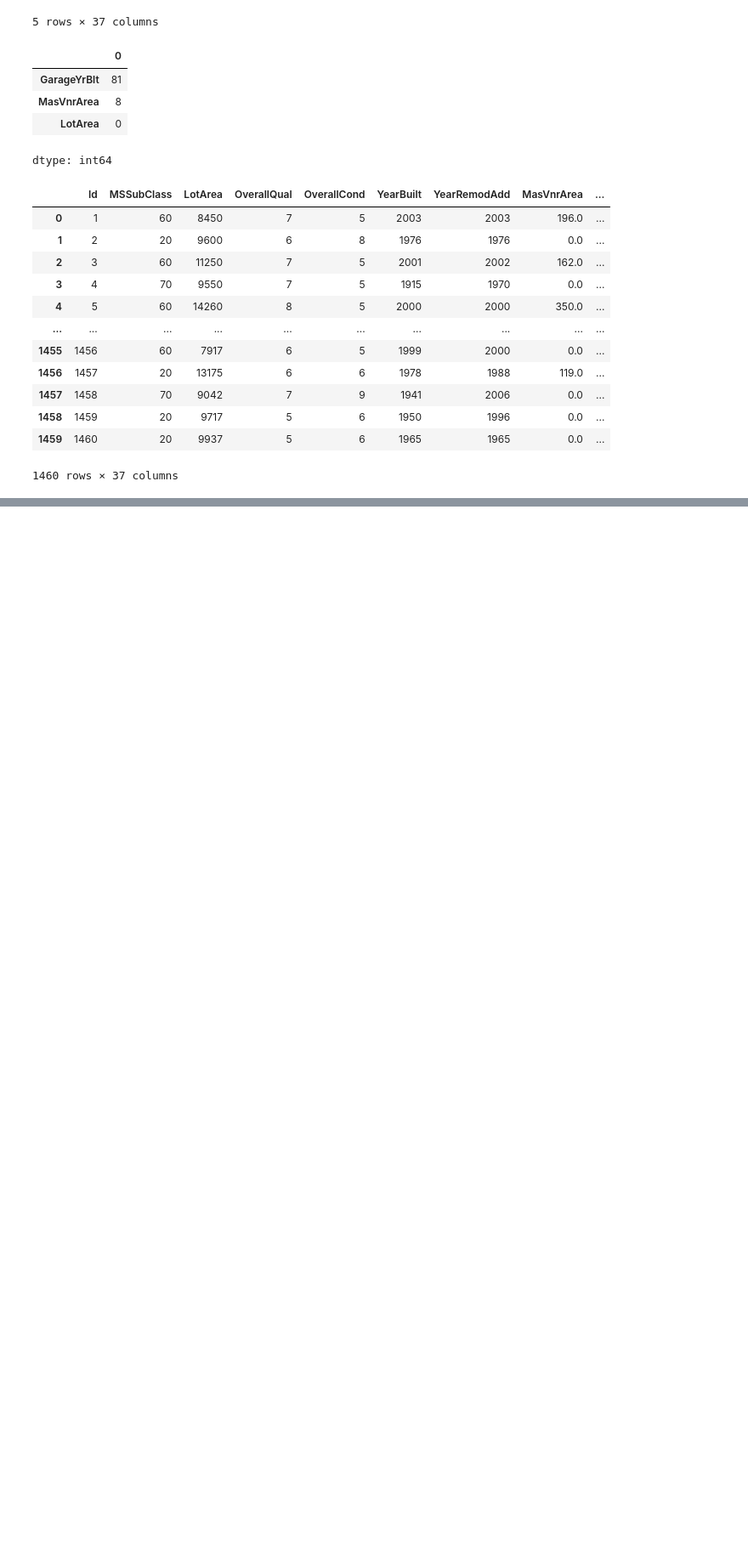
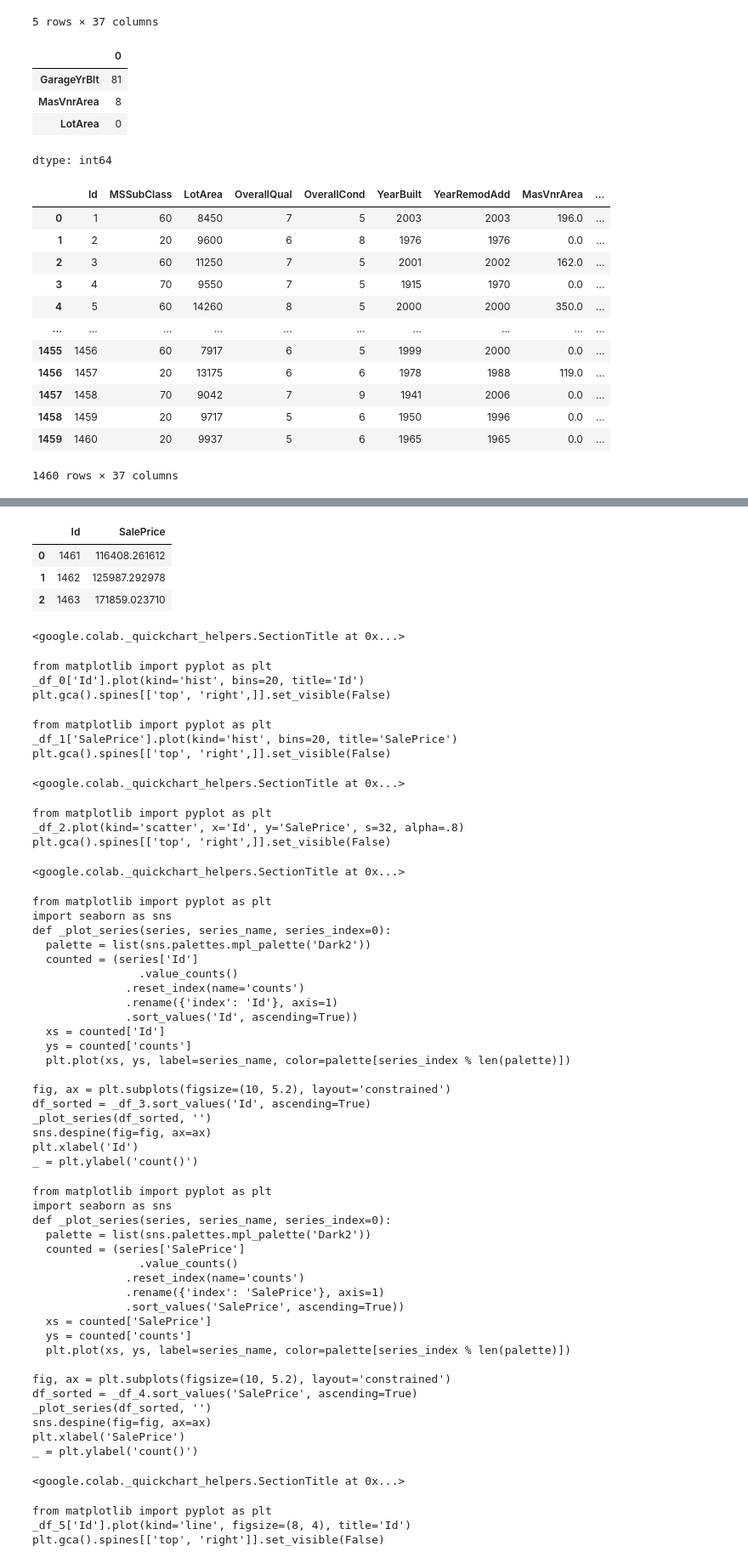
Before and after one commit to joaossoliveira/House-price, a Jupyter notebook: House_Price1.ipynb, the cells around one changed output, grey strips where cells are left out. Shown: that part at 85% size. Saved outputs shown, nothing was run; the diff lists cells and outputs as text; code cells hidden in the pictures; blank space fills up the shorter version.

```diff
--- a/House_Price1.ipynb
+++ b/House_Price1.ipynb
@@ -223,0 +381,72 @@ train_data2
+# %%
+#substituindo valores vazios por -1
+teste = teste.fillna(-1)
+# %%
+#previsao - regressao linear
+y_pred = reg_rl.predict(teste)
+# %%
+#adicionando a coluna de previsao na base
+teste['SalePrice'] = y_pred
+# %%
+#extração de id e saleprice
+resultado = teste[['Id','SalePrice']]
+resultado.head(3)
+# %% [output]
+|  | Id | SalePrice |
+| 0 | 1461 | 116408.261612 |
+| 1 | 1462 | 125987.292978 |
+| 2 | 1463 | 171859.023710 |
+<google.colab._quickchart_helpers.SectionTitle at 0x...>
+from matplotlib import pyplot as plt
+_df_0['Id'].plot(kind='hist', bins=20, title='Id')
+plt.gca().spines[['top', 'right',]].set_visible(False)
+from matplotlib import pyplot as plt
+_df_1['SalePrice'].plot(kind='hist', bins=20, title='SalePrice')
+plt.gca().spines[['top', 'right',]].set_visible(False)
+<google.colab._quickchart_helpers.SectionTitle at 0x...>
+from matplotlib import pyplot as plt
+_df_2.plot(kind='scatter', x='Id', y='SalePrice', s=32, alpha=.8)
+plt.gca().spines[['top', 'right',]].set_visible(False)
+<google.colab._quickchart_helpers.SectionTitle at 0x...>
+from matplotlib import pyplot as plt
+import seaborn as sns
+def _plot_series(series, series_name, series_index=0):
+  palette = list(sns.palettes.mpl_palette('Dark2'))
+  counted = (series['Id']
+                .value_counts()
+              .reset_index(name='counts')
+              .rename({'index': 'Id'}, axis=1)
+              .sort_values('Id', ascending=True))
+  xs = counted['Id']
+  ys = counted['counts']
+  plt.plot(xs, ys, label=series_name, color=palette[series_index % len(palette)])
+
+fig, ax = plt.subplots(figsize=(10, 5.2), layout='constrained')
+df_sorted = _df_3.sort_values('Id', ascending=True)
+_plot_series(df_sorted, '')
+sns.despine(fig=fig, ax=ax)
+plt.xlabel('Id')
+_ = plt.ylabel('count()')
+from matplotlib import pyplot as plt
+import seaborn as sns
+def _plot_series(series, series_name, series_index=0):
+  palette = list(sns.palettes.mpl_palette('Dark2'))
+  counted = (series['SalePrice']
+                .value_counts()
+              .reset_index(name='counts')
+              .rename({'index': 'SalePrice'}, axis=1)
+              .sort_values('SalePrice', ascending=True))
+  xs = counted['SalePrice']
+  ys = counted['counts']
+  plt.plot(xs, ys, label=series_name, color=palette[series_index % len(palette)])
+
+fig, ax = plt.subplots(figsize=(10, 5.2), layout='constrained')
+df_sorted = _df_4.sort_values('SalePrice', ascending=True)
+_plot_series(df_sorted, '')
+sns.despine(fig=fig, ax=ax)
+plt.xlabel('SalePrice')
+_ = plt.ylabel('count()')
+<google.colab._quickchart_helpers.SectionTitle at 0x...>
+from matplotlib import pyplot as plt
+_df_5['Id'].plot(kind='line', figsize=(8, 4), title='Id')
+plt.gca().spines[['top', 'right']].set_visible(False)
```
Also changed, not shown: parts of 27 cells of this notebook.
